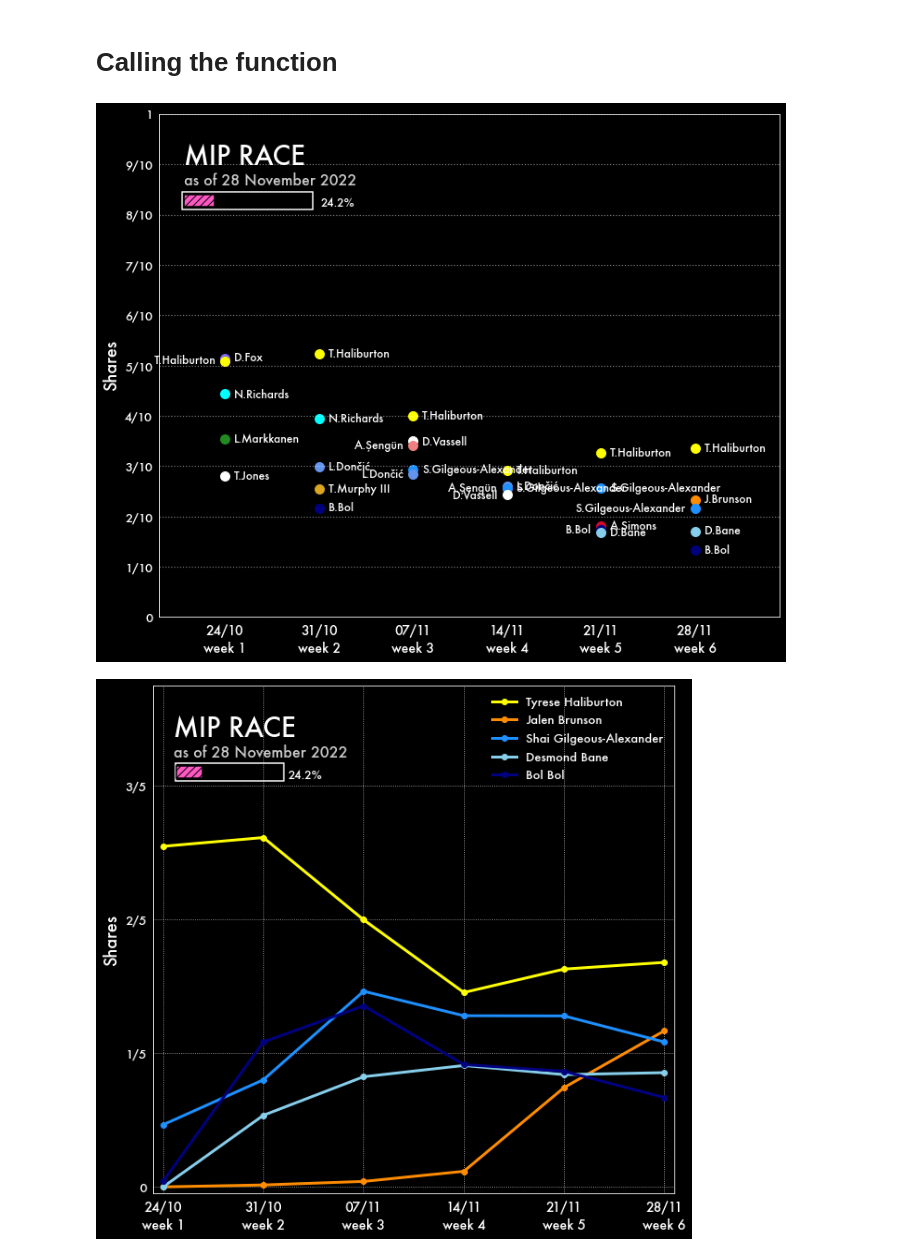
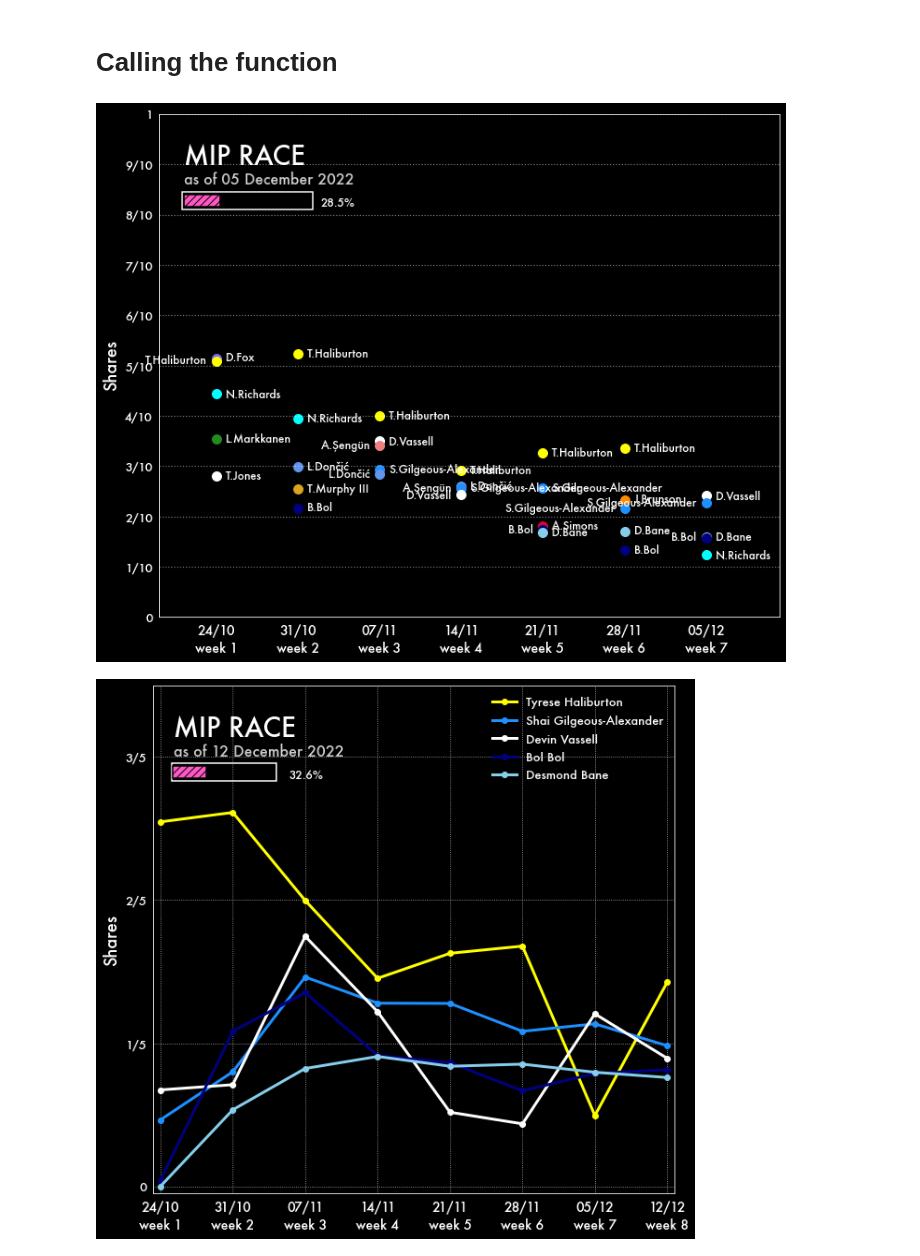
Before and after one commit to martinbog19/nba_ai_awards, a Jupyter notebook: Results/Plotting.ipynb, the cells around one changed output. Cells and saved outputs as stored; diff of their text form; code cells hidden in the pictures.

```diff
--- a/Results/Plotting.ipynb
+++ b/Results/Plotting.ipynb
@@ -13,7 +13,7 @@ print('MAKE SURE YOU CHANGE THE WEEK VARIABLE')
 # %% [output]
 MAKE SURE YOU CHANGE THE WEEK VARIABLE
 # %%
-week = 6 # CHANGE THIS
+week = 8 # CHANGE THIS
 date = datetime.now().strftime('%d %B %Y')
 time = datetime.now().strftime('%H:%M:%S')
 print(date + ' ; ' + time)
@@ -118,16 +118,20 @@ def award_race(award, week, ylim_min = 0, ylim_max = 1, x_edge = 0.2, fx = 14, f
 
     plt.show()
 # %%
-award_race('mip', 6, x_edge = 0.8, ylim_min = 0, ylim_max = 1, ydiv = 10, fx = 12, fy = 10, save = False)
+award_race('mip', 7, x_edge = 0.8, ylim_min = 0, ylim_max = 1, ydiv = 10, fx = 12, fy = 10, save = False)
 # %% [output]
-[figure, old version]
+[figure, new version]
 # %%
-def player_race(award, players, week, txtcol = 'white', facecol = 'black', ymax = 1, fx = 10, fy = 10,
+def player_race(award, week, xtraplayers = [], txtcol = 'white', facecol = 'black', ymax = 1, fx = 10, fy = 10,
                     legloc = 'upper left', ncols = 1, save = False):
 
     matplotlib.rc('font', family = 'futura')
     fig_len = week + 0.2
     ls_dic = {0: '-', 1: '-.', 2: ':', 3: '--'}
+
+
+    top5 = pd.read_csv(path + f'Results/{award}/results_week_{week}.csv').sort_values('Share', ascending = False).head(5)
+    players = list(top5.Player) + xtraplayers
 
     # Initiate figure
     fig, ax = plt.subplots(figsize = (fx, fy), facecolor = facecol)
@@ -173,7 +177,7 @@ def player_race(award, players, week, txtcol = 'white', facecol = 'black', ymax
     plt.xlim([0.9, week + 0.1]) # Set figure limits
     plt.legend(loc = legloc, fontsize = 13, labelcolor = txtcol, facecolor = facecol, edgecolor = txtcol, ncol = ncols, framealpha = 0)
      # Create progress bar
-    rect_ = patches.Rectangle((0.02 * fig_len + 1, 0 + 0.81*(ymax - 0)), week * 0.18, 0.035*(ymax - 0), facecolor = 'none', edgecolor = 'white', linewidth = 1.5)
+    rect_ = patches.Rectangle((0.0195 * fig_len + 1, 0 + 0.81*(ymax - 0)), week * 0.18, 0.035*(ymax - 0), facecolor = 'none', edgecolor = 'white', linewidth = 1.5)
     prog = patches.Rectangle((0.021 * fig_len + 1, 0 + 0.815*(ymax - 0)), week * 0.178 * n/1230, 0.025*(ymax - 0), facecolor = '#ff58c4', edgecolor = 'black', linewidth = 1.5, hatch = '///')
     ax.add_patch(rect_)
     ax.add_patch(prog)
@@ -192,7 +196,7 @@ def player_race(award, players, week, txtcol = 'white', facecol = 'black', ymax
 
     plt.show()
 # %%
-player_race('mip', ['Tyrese Haliburton', 'Jalen Brunson', 'Shai Gilgeous-Alexander', 'Desmond Bane', 'Bol Bol'], week = 6, legloc = 'best', ymax = 0.75, ncols = 1,
+player_race('mip', week = 8, legloc = 'best', ymax = 0.7, ncols = 1,
             save = True)
 # %% [output]
-[figure, old version]
+[figure, new version]
```
Also changed, not shown: parts of 1 cell of this notebook, 39 other files.
